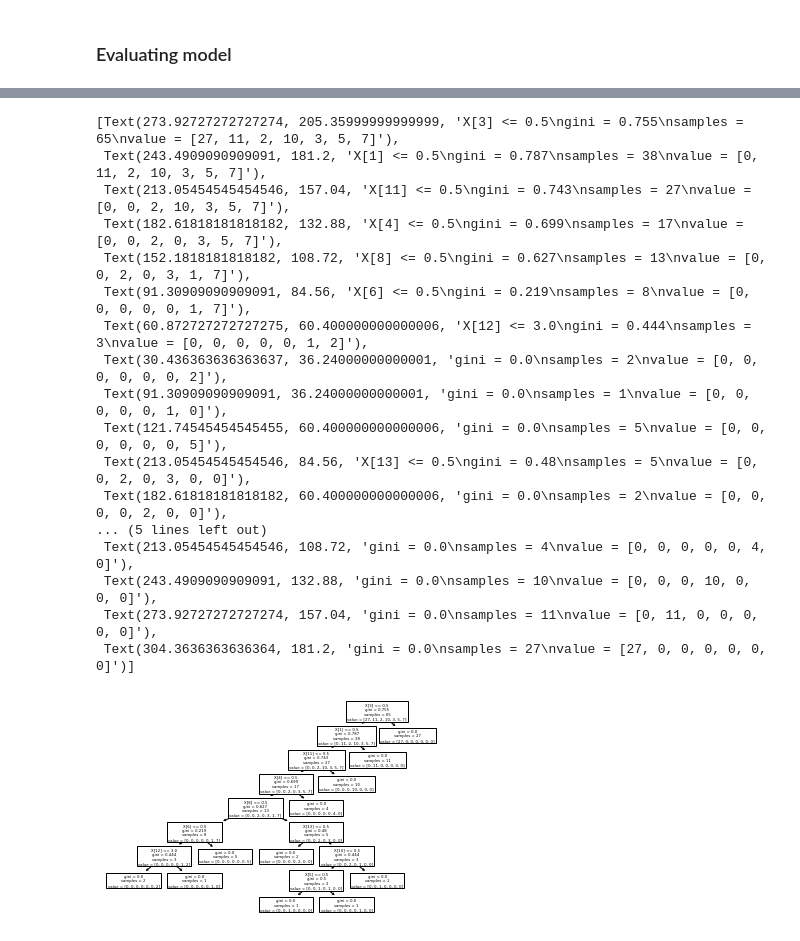
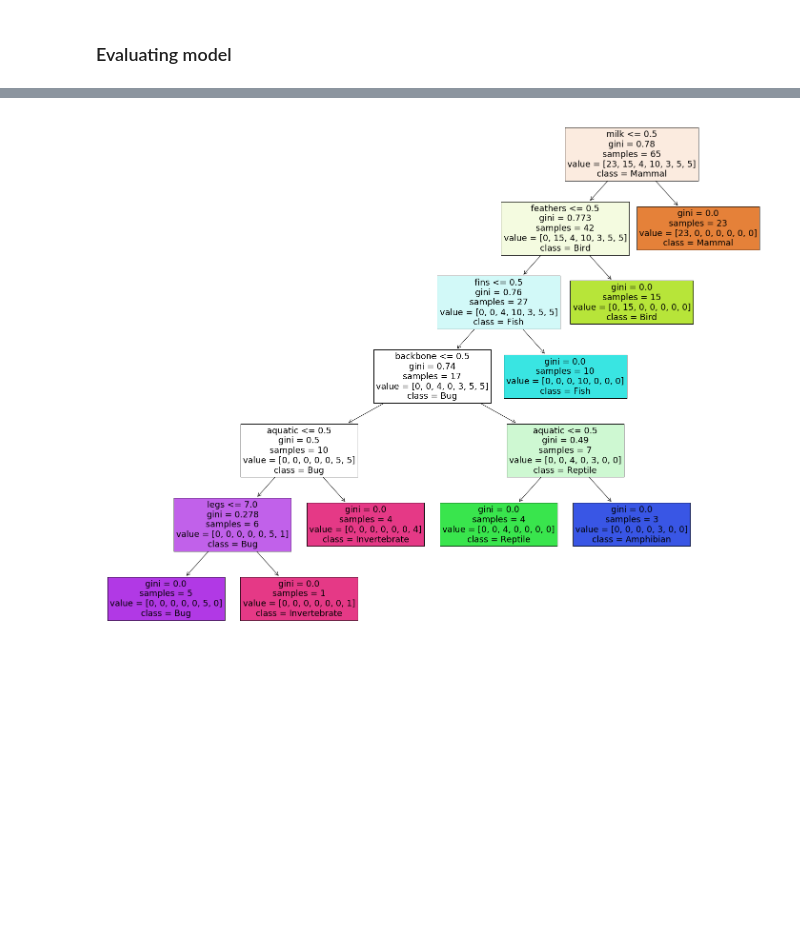
Before and after one commit to 1NT18IS013/1NT18IS013_adithya_B_mlLab, a Jupyter notebook: 6-12-21/Decision Tree.ipynb, the cells around one changed output, grey strips where cells are left out. Saved outputs shown, nothing was run; the diff lists cells and outputs as text; code cells hidden in the pictures; blank space fills up the shorter version.

Commit message:
FIX: plot tree

```diff
--- a/6-12-21/Decision Tree.ipynb
+++ b/6-12-21/Decision Tree.ipynb
@@ -100,21 +101,8 @@ weighted avg       1.00      1.00      1.00        36
-# %%
-plot_tree(model)
-# %% [output]
-[Text(273.92727272727274, 205.35999999999999, 'X[3] <= 0.5\ngini = 0.755\nsamples = 65\nvalue = [27, 11, 2, 10, 3, 5, 7]'),
- Text(243.4909090909091, 181.2, 'X[1] <= 0.5\ngini = 0.787\nsamples = 38\nvalue = [0, 11, 2, 10, 3, 5, 7]'),
- Text(213.05454545454546, 157.04, 'X[11] <= 0.5\ngini = 0.743\nsamples = 27\nvalue = [0, 0, 2, 10, 3, 5, 7]'),
- Text(182.61818181818182, 132.88, 'X[4] <= 0.5\ngini = 0.699\nsamples = 17\nvalue = [0, 0, 2, 0, 3, 5, 7]'),
- Text(152.1818181818182, 108.72, 'X[8] <= 0.5\ngini = 0.627\nsamples = 13\nvalue = [0, 0, 2, 0, 3, 1, 7]'),
- Text(91.30909090909091, 84.56, 'X[6] <= 0.5\ngini = 0.219\nsamples = 8\nvalue = [0, 0, 0, 0, 0, 1, 7]'),
- Text(60.872727272727275, 60.400000000000006, 'X[12] <= 3.0\ngini = 0.444\nsamples = 3\nvalue = [0, 0, 0, 0, 0, 1, 2]'),
- Text(30.436363636363637, 36.24000000000001, 'gini = 0.0\nsamples = 2\nvalue = [0, 0, 0, 0, 0, 0, 2]'),
- Text(91.30909090909091, 36.24000000000001, 'gini = 0.0\nsamples = 1\nvalue = [0, 0, 0, 0, 0, 1, 0]'),
- Text(121.74545454545455, 60.400000000000006, 'gini = 0.0\nsamples = 5\nvalue = [0, 0, 0, 0, 0, 0, 5]'),
- Text(213.05454545454546, 84.56, 'X[13] <= 0.5\ngini = 0.48\nsamples = 5\nvalue = [0, 0, 2, 0, 3, 0, 0]'),
- Text(182.61818181818182, 60.400000000000006, 'gini = 0.0\nsamples = 2\nvalue = [0, 0, 0, 0, 2, 0, 0]'),
-... (5 lines left out)
- Text(213.05454545454546, 108.72, 'gini = 0.0\nsamples = 4\nvalue = [0, 0, 0, 0, 0, 4, 0]'),
- Text(243.4909090909091, 132.88, 'gini = 0.0\nsamples = 10\nvalue = [0, 0, 0, 10, 0, 0, 0]'),
- Text(273.92727272727274, 157.04, 'gini = 0.0\nsamples = 11\nvalue = [0, 11, 0, 0, 0, 0, 0]'),
- Text(304.3636363636364, 181.2, 'gini = 0.0\nsamples = 27\nvalue = [27, 0, 0, 0, 0, 0, 0]')]
-[figure, removed]
+# %%
+fig = plt.figure(figsize=(25,20))
+_ = plot_tree(model,
+                   feature_names=X_train.columns,
+                   class_names=classes,
+                   filled=True)
+# %% [output]
+[figure, added]
```
Also changed, not shown: parts of 7 cells of this notebook.
